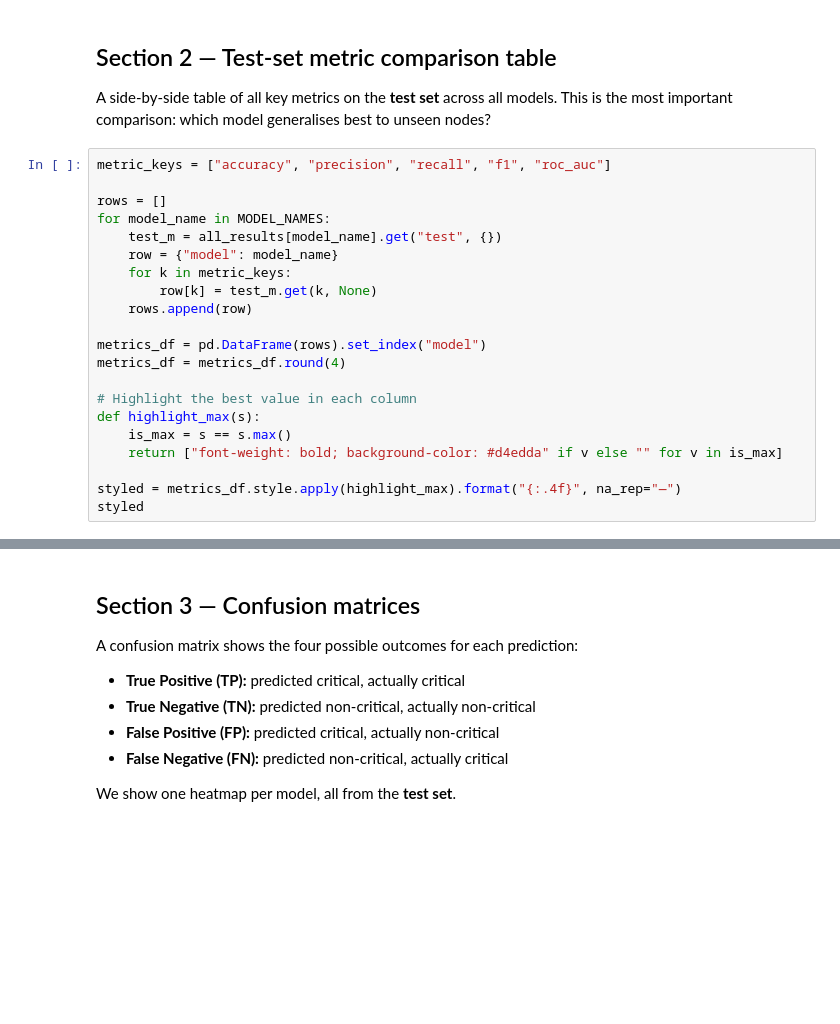
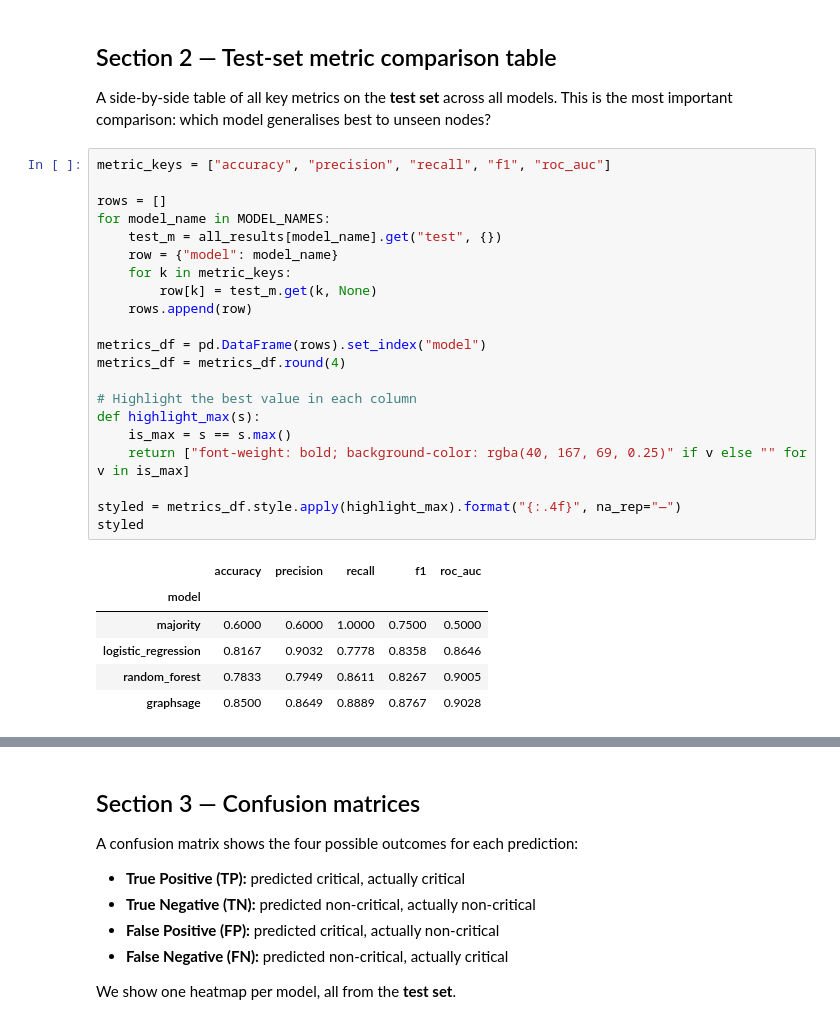
Before and after one commit to connorrmcneil/Supply-Chain-ML, a Jupyter notebook: notebooks/model_comparison.ipynb, the cells around one changed output, grey strips where cells are left out. Drawn from its saved outputs; the diff is of its cells as text; blank space fills up the shorter version.

Commit message:
tuned model

```diff
--- a/notebooks/model_comparison.ipynb
+++ b/notebooks/model_comparison.ipynb
@@ -49,24 +53,31 @@ This is the most important comparison: which model generalises best to unseen no
 # %%
 metric_keys = ["accuracy", "precision", "recall", "f1", "roc_auc"]
 
 rows = []
 for model_name in MODEL_NAMES:
     test_m = all_results[model_name].get("test", {})
     row = {"model": model_name}
     for k in metric_keys:
         row[k] = test_m.get(k, None)
     rows.append(row)
 
 metrics_df = pd.DataFrame(rows).set_index("model")
 metrics_df = metrics_df.round(4)
 
 # Highlight the best value in each column
 def highlight_max(s):
     is_max = s == s.max()
-    return ["font-weight: bold; background-color: #d4edda" if v else "" for v in is_max]
+    return ["font-weight: bold; background-color: rgba(40, 167, 69, 0.25)" if v else "" for v in is_max]
 
 styled = metrics_df.style.apply(highlight_max).format("{:.4f}", na_rep="—")
 styled
+# %% [output]
+|  | accuracy | precision | recall | f1 | roc_auc |
+| model |  |  |  |  |  |
+| majority | 0.6000 | 0.6000 | 1.0000 | 0.7500 | 0.5000 |
+| logistic_regression | 0.8167 | 0.9032 | 0.7778 | 0.8358 | 0.8646 |
+| random_forest | 0.7833 | 0.7949 | 0.8611 | 0.8267 | 0.9005 |
+| graphsage | 0.8500 | 0.8649 | 0.8889 | 0.8767 | 0.9028 |
 # %%
 # Same table but for the validation set
 rows_val = []
```
Also changed, not shown: parts of 6 cells of this notebook, 10 other files.
